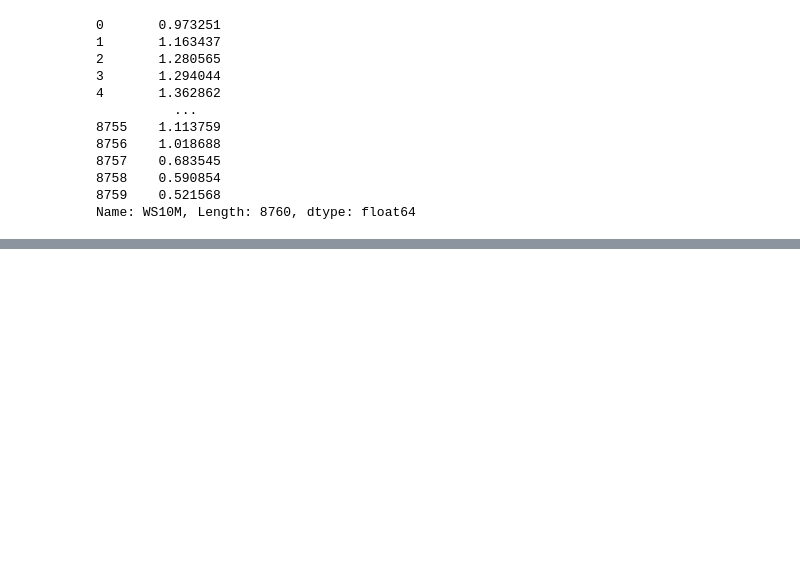
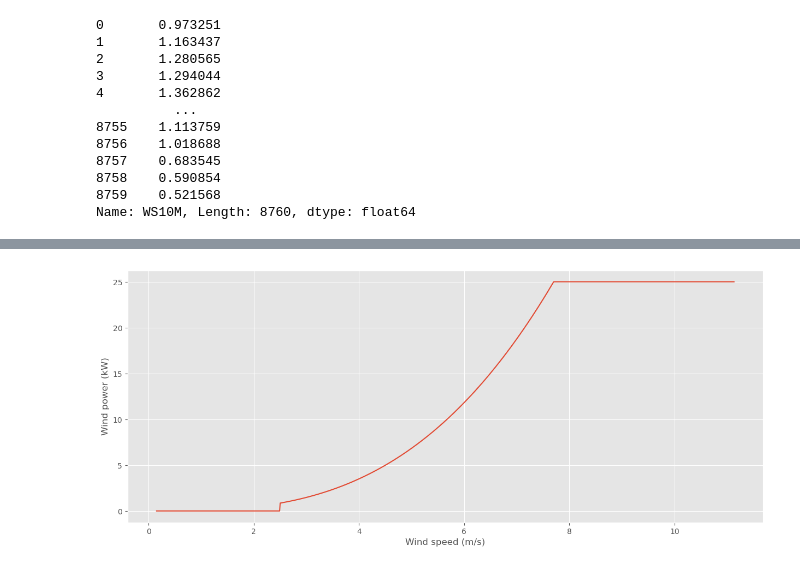
Before and after one commit to sandyherho/Numerical_dump, a Jupyter notebook: wind_farming/single_turbine_model.ipynb, the cells around one changed output, grey strips where cells are left out. Cells and saved outputs as stored; diff of their text form; code cells hidden in the pictures; blank space fills up the shorter version.

```diff
--- a/wind_farming/single_turbine_model.ipynb
+++ b/wind_farming/single_turbine_model.ipynb
@@ -99,0 +118,4 @@ plt.plot()
+# %%
+df = pd.concat([wind_power, ws], axis=1)
+# %%
+df.sort_values(by=["WS10M"],ascending=True, ignore_index=True, inplace=True)
@@ -99,0 +138,6 @@ plt.plot()
+# %%
+plt.plot(df["WS10M"], df["Power_Output(kW)"]);
+plt.xlabel("Wind speed (m/s)");
+plt.ylabel("Wind power (kW)");
+# %% [output]
+[figure, added]
```
Also changed, not shown: parts of 15 cells of this notebook, 8 other files.
